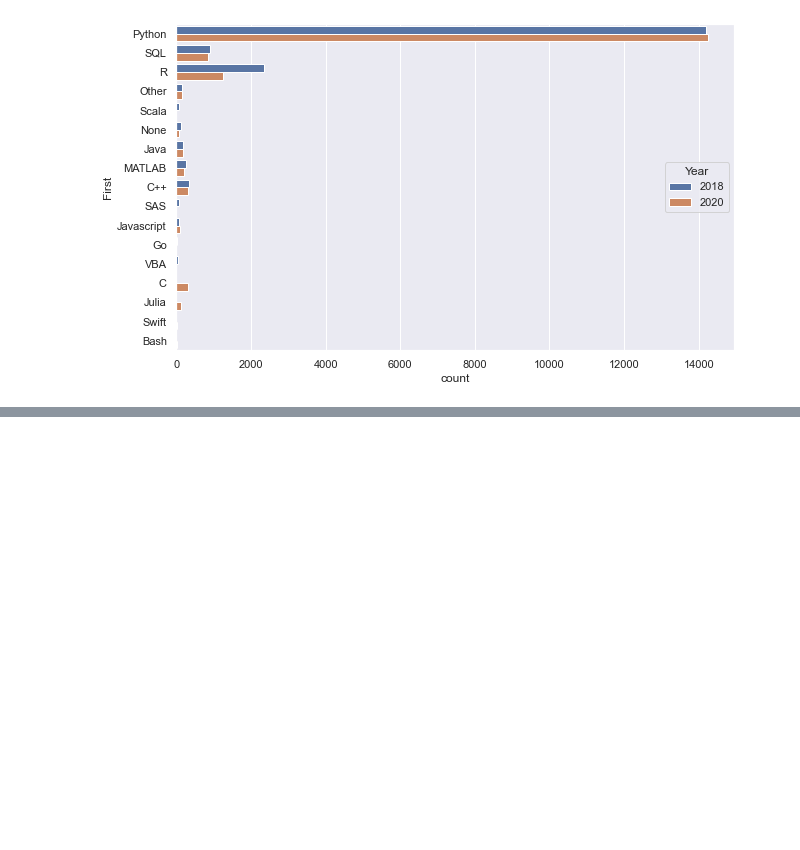
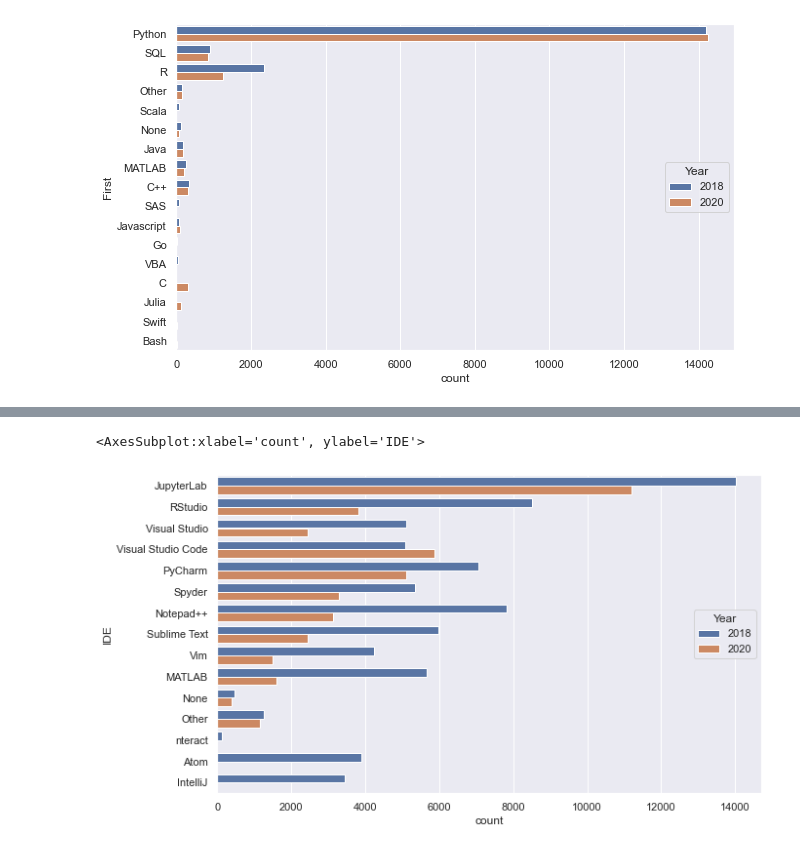
Before and after one commit to WilderGitHub/MCD, a Jupyter notebook: I. 01 Introducción Ciencia de Datos/kaggle-survey/Demographics/kaggleevolucion.ipynb, the cells around one changed output, grey strips where cells are left out. Cells and saved outputs as stored; diff of their text form; code cells hidden in the pictures; blank space fills up the shorter version.

```diff
--- a/I. 01 Introducción Ciencia de Datos/kaggle-survey/Demographics/kaggleevolucion.ipynb
+++ b/I. 01 Introducción Ciencia de Datos/kaggle-survey/Demographics/kaggleevolucion.ipynb
@@ -264,0 +338,7 @@ sns.countplot(data = dfFirstL2018y2020,y = "First",hue="Year",hue_order=[2018, 2
+# %%
+dfIDE2020=dfIDE2020.melt()
+dfIDE2020.drop(columns=['variable'],inplace=True)
+dfIDE2020.dropna(inplace=True)
+dfIDE2020.rename(columns={'value':'IDE'},inplace=True)
+dfIDE2020["Year"]=2020
+dfIDE2020.head()
@@ -264,0 +352,3 @@ sns.countplot(data = dfFirstL2018y2020,y = "First",hue="Year",hue_order=[2018, 2
+# %%
+dfIDE2018["IDE"].replace({"Jupyter/IPython": "JupyterLab"}, inplace=True)
+dfIDE2018.head()
@@ -264,0 +362,10 @@ sns.countplot(data = dfFirstL2018y2020,y = "First",hue="Year",hue_order=[2018, 2
+# %%
+dfIDE2020["IDE"].replace({'Jupyter (JupyterLab, Jupyter Notebooks, etc) ': 'JupyterLab'}, inplace=True)
+dfIDE2020["IDE"].replace({'Visual Studio Code (VSCode)': 'Visual Studio Code'}, inplace=True)
+dfIDE2020["IDE"].replace({' RStudio ': 'RStudio'}, inplace=True)
+dfIDE2020["IDE"].replace({'  Spyder  ': 'Spyder'}, inplace=True)
+dfIDE2020["IDE"].replace({' PyCharm ': 'PyCharm'}, inplace=True)
+dfIDE2020["IDE"].replace({'  Notepad++  ': 'Notepad++'}, inplace=True)
+dfIDE2020["IDE"].replace({'  Sublime Text  ': 'Sublime Text'}, inplace=True)
+dfIDE2020["IDE"].replace({' MATLAB ': 'MATLAB'}, inplace=True)
+dfIDE2020["IDE"].replace({'  Vim / Emacs  ': 'Vim'}, inplace=True)
@@ -264,0 +390,2 @@ sns.countplot(data = dfFirstL2018y2020,y = "First",hue="Year",hue_order=[2018, 2
+# %%
+dfIDE2018y2020 = pd.concat([dfIDE2020, dfIDE2018], ignore_index=True)
@@ -264,0 +414,6 @@ sns.countplot(data = dfFirstL2018y2020,y = "First",hue="Year",hue_order=[2018, 2
+# %%
+sns.set(rc={'figure.figsize': (10,6)})
+sns.countplot(data = dfIDE2018y2020,y = "IDE",hue="Year",hue_order=[2018, 2020])
+# %% [output]
+<AxesSubplot:xlabel='count', ylabel='IDE'>
+[figure, added]
```
Also changed, not shown: parts of 30 cells of this notebook, 4 other files.
